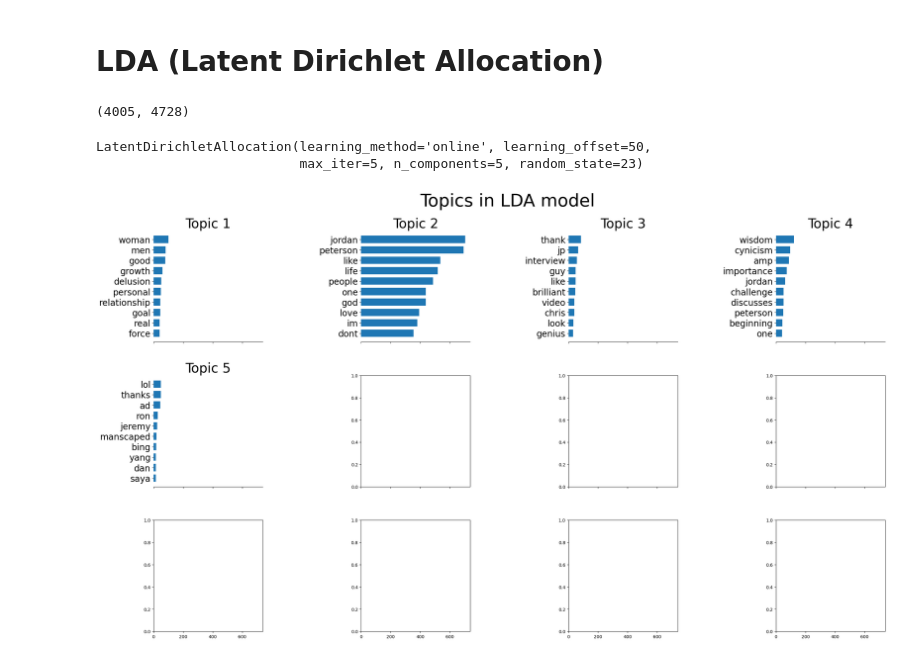
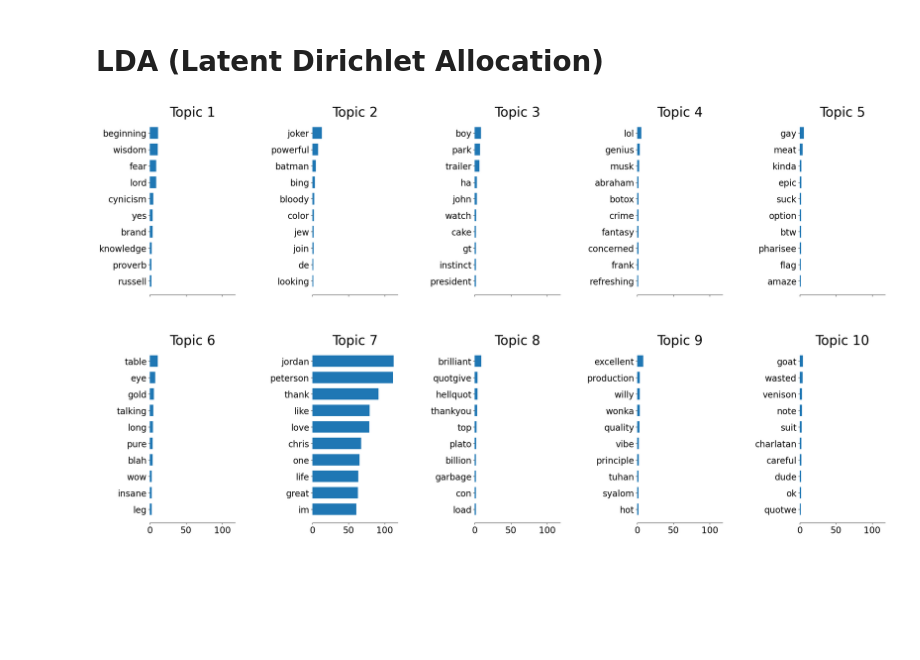
Before and after one commit to hassan-zonee/NLP--course-work-assessment-2, a Jupyter notebook: Muhammad Hassaan Maqbool - 00803080.ipynb, the cells around one changed output. Drawn from its saved outputs; the diff is of its cells as text; code cells hidden in the pictures; blank space fills up the shorter version.

```diff
--- a/Muhammad Hassaan Maqbool - 00803080.ipynb
+++ b/Muhammad Hassaan Maqbool - 00803080.ipynb
@@ -250,4 +288,8 @@ def plot_top_words(model, feature_names, n_top_words, title):
 # %%
-n_features = 5000
-n_components = 5
+n_features = 3000
+n_components = 10
 n_top_words = 10
+# %%
+vectorizer = TfidfVectorizer(max_features=n_features, max_df=0.9, min_df=2)
+x = vectorizer.fit_transform(df['comments'])
+x.shape
@@ -254,26 +302,17 @@ n_top_words = 10
 # %% [markdown]
 # **LDA (Latent Dirichlet Allocation)**
-# %%
-count_vectorizer = CountVectorizer(max_features=n_features, max_df=0.9, min_df=2)
-x = count_vectorizer.fit_transform(df['comments'])
-x.shape
-# %% [output]
-(4005, 4728)
 # %%
 lda = LatentDirichletAllocation(
         n_components=n_components,
         max_iter=5,
         learning_method='online',
         learning_offset=50,
-        random_state=23
+        random_state=22
     )
 
-lda.fit(x)
+topic_distribution = lda.fit_transform(x)
-# %% [output]
-LatentDirichletAllocation(learning_method='online', learning_offset=50,
-                          max_iter=5, n_components=5, random_state=23)
 # %%
-plot_top_words(lda, count_vectorizer.get_feature_names_out(), n_top_words, "Topics in LDA model")
+plot_top_words(lda, vectorizer.get_feature_names_out(), n_top_words)
 # %% [output]
-[figure, old version]
+[figure, new version]
 # %%
```
Also changed, not shown: parts of 10 cells of this notebook.
